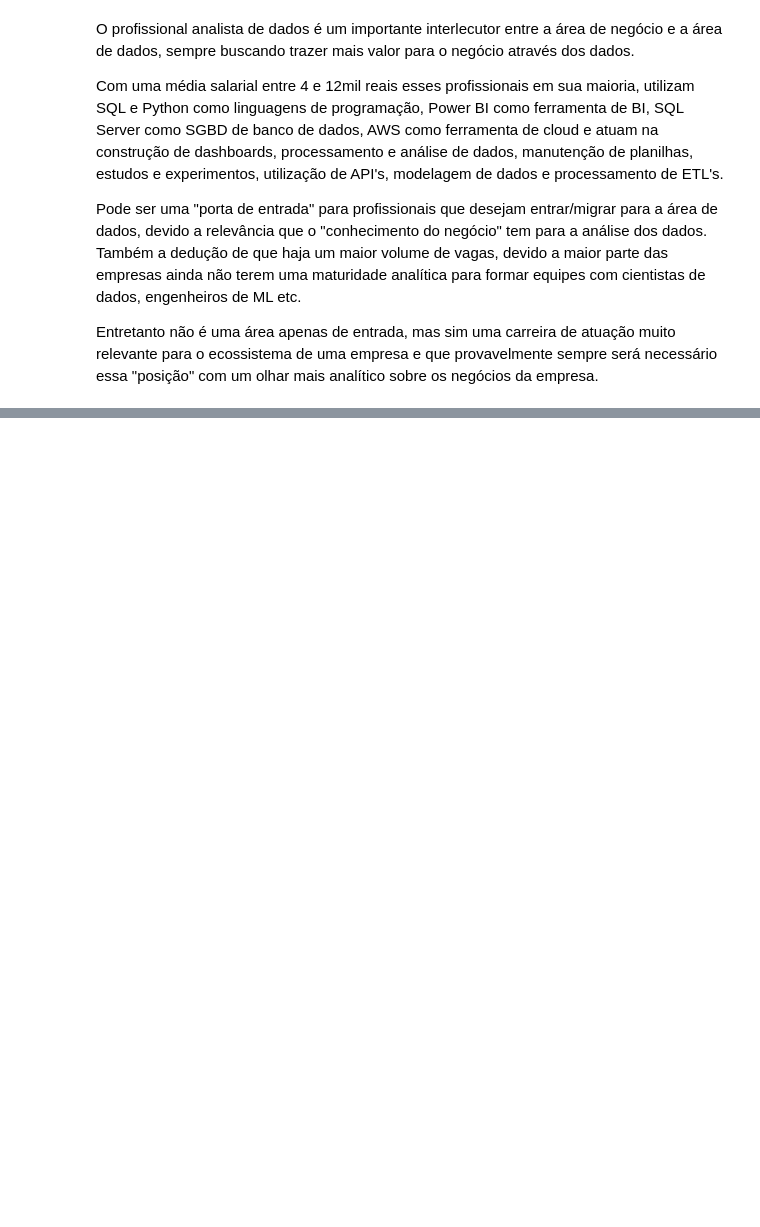
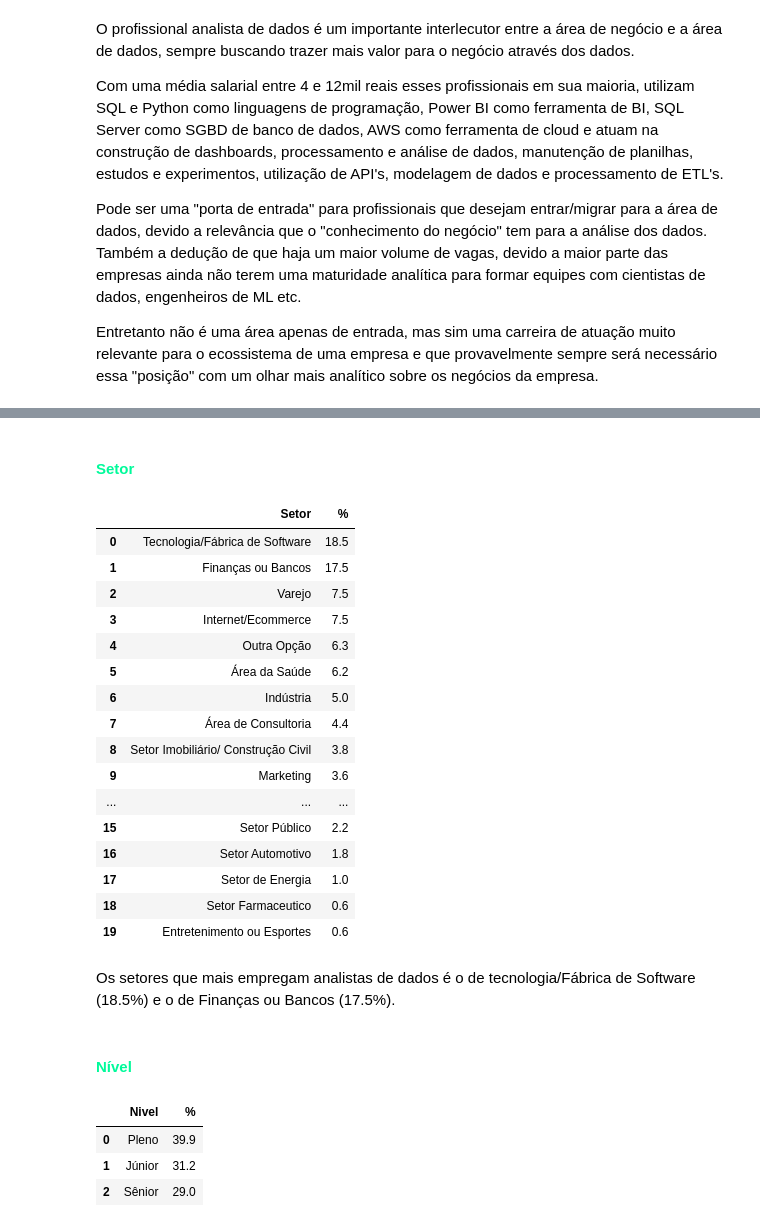
Before and after one commit to FranciscoFoz/state-of-data-2019-2021-2022, a Jupyter notebook: Analise_carreira_analista_de_dados.ipynb, the cells around one changed output, grey strips where cells are left out. Drawn from its saved outputs; the diff is of its cells as text; code cells hidden in the pictures; blank space fills up the shorter version.

```diff
--- a/Analise_carreira_analista_de_dados.ipynb
+++ b/Analise_carreira_analista_de_dados.ipynb
@@ -537,0 +1154,33 @@ Entretanto não é uma área apenas de entrada, mas sim uma carreira de atuaçã
+# %% [markdown]
+#### <font color= MediumSpringGreen> Setor </font>
+# %%
+f.tabela_frequencia(df_analista_dados_2022_puro,"('P2_b ', 'Setor')")
+# %% [output]
+|  | Setor | % |
+| 0 | Tecnologia/Fábrica de Software | 18.5 |
+| 1 | Finanças ou Bancos | 17.5 |
+| 2 | Varejo | 7.5 |
+| 3 | Internet/Ecommerce | 7.5 |
+| 4 | Outra Opção | 6.3 |
+| 5 | Área da Saúde | 6.2 |
+| 6 | Indústria | 5.0 |
+| 7 | Área de Consultoria | 4.4 |
+| 8 | Setor Imobiliário/ Construção Civil | 3.8 |
+| 9 | Marketing | 3.6 |
+| ... | ... | ... |
+| 15 | Setor Público | 2.2 |
+| 16 | Setor Automotivo | 1.8 |
+| 17 | Setor de Energia | 1.0 |
+| 18 | Setor Farmaceutico | 0.6 |
+| 19 | Entretenimento ou Esportes | 0.6 |
+# %% [markdown]
+Os setores que mais empregam analistas de dados é o de tecnologia/Fábrica de Software (18.5%) e o de Finanças ou Bancos (17.5%).
+# %% [markdown]
+#### <font color= MediumSpringGreen> Nível </font>
+# %%
+f.tabela_frequencia(df_analista_dados_2022_puro,"('P2_g ', 'Nivel')")
+# %% [output]
+|  | Nivel | % |
+| 0 | Pleno | 39.9 |
+| 1 | Júnior | 31.2 |
+| 2 | Sênior | 29.0 |
```
Also changed, not shown: parts of 102 cells of this notebook.
